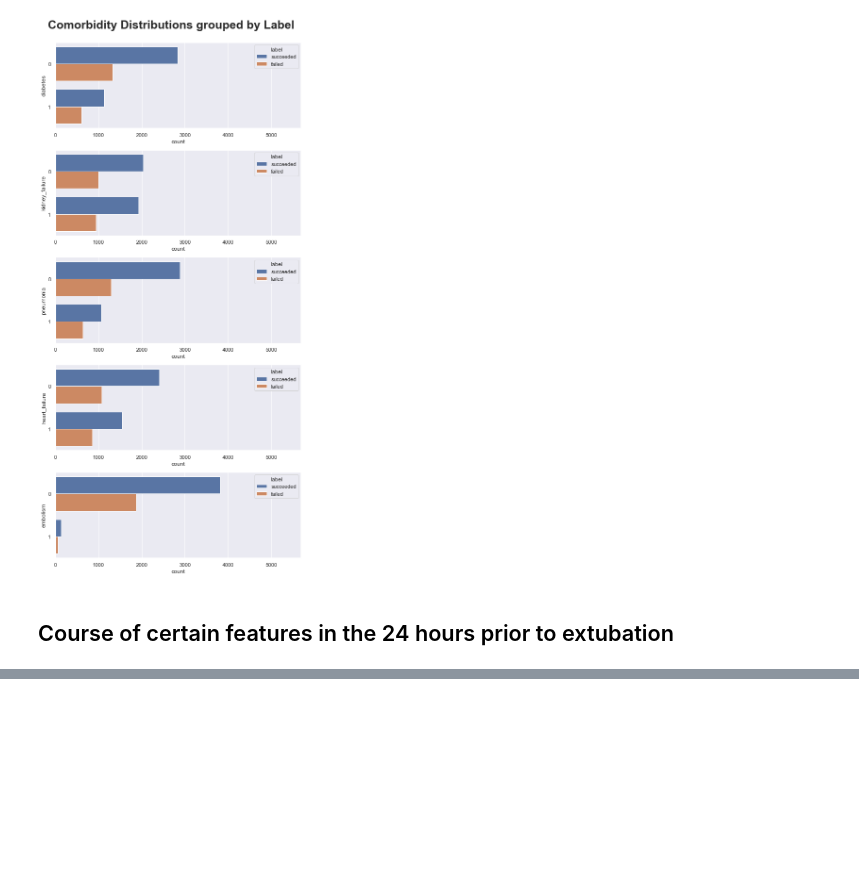
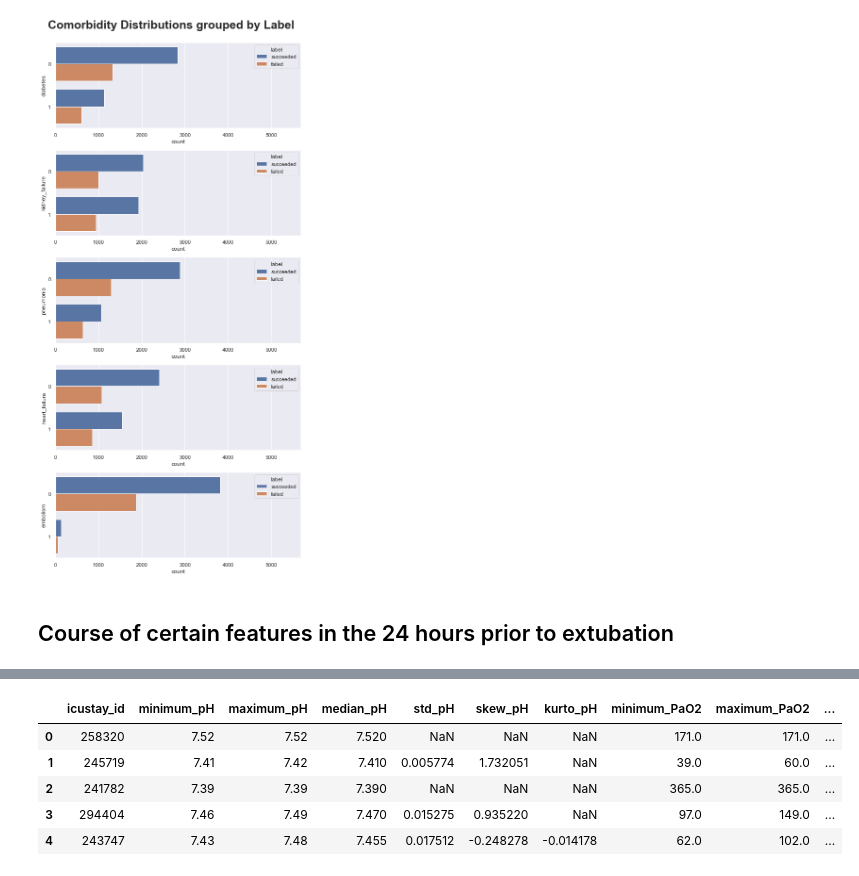
Before and after one commit to m-kno/mimic3, a Jupyter notebook: 06_Feature_engineering_Advanced_model.ipynb, the cells around one changed output, grey strips where cells are left out. Drawn from its saved outputs; the diff is of its cells as text; code cells hidden in the pictures; blank space fills up the shorter version.

```diff
--- a/06_Feature_engineering_Advanced_model.ipynb
+++ b/06_Feature_engineering_Advanced_model.ipynb
@@ -394,0 +511,52 @@ fig.suptitle("Comorbidity Distributions grouped by Label",fontsize=25, fontweigh
+# %%
+# pivotieren
+pivot_table = df3.pivot_table(index=['icustay_id','charttime'],
+                                     columns='item',
+                                     values='value',
+                                     aggfunc=lambda x: ''.join(str(v) for v in x))
+# %%
+pivot_table.Pa02 = pd.to_numeric(pivot_table.Pa02, errors='coerce')
+pivot_table.pH = pd.to_numeric(pivot_table.pH, errors='coerce')
+# %%
+minimum_pH = []
+maximum_pH = []
+median_pH = []
+std_pH = []
+skew_pH = []
+kurto_pH = []
+minimum_PaO2 = []
+maximum_PaO2 = []
+median_PaO2 = []
+std_PaO2 = []
+skew_PaO2 = []
+kurto_PaO2 = []
+for i in b:
+    a = pivot_table.loc[i, :]
+    minimum_pH.append(a.pH.min())
+    maximum_pH.append(a.pH.max())
+    median_pH.append(a.pH.median())
+    std_pH.append(a.pH.std())
+    skew_pH.append(a.pH.skew())
+    kurto_pH.append(a.pH.kurtosis())
+    minimum_PaO2.append(a.Pa02.min())
+    maximum_PaO2.append(a.Pa02.max())
+    median_PaO2.append(a.Pa02.median())
+    std_PaO2.append(a.Pa02.std())
+    skew_PaO2.append(a.Pa02.skew())
+    kurto_PaO2.append(a.Pa02.kurtosis())
+# %%
+result = pd.DataFrame(list(zip(b,
+                               minimum_pH, maximum_pH, median_pH, std_pH, skew_pH, kurto_pH,
+                               minimum_PaO2, maximum_PaO2, median_PaO2, std_PaO2, skew_PaO2, kurto_PaO2)),
+               columns =['icustay_id','minimum_pH', 'maximum_pH', 'median_pH', 'std_pH', 'skew_pH', 'kurto_pH',
+                        'minimum_PaO2', 'maximum_PaO2', 'median_PaO2', 'std_PaO2', 'skew_PaO2', 'kurto_PaO2']
+                     )
+# %%
+result.head()
+# %% [output]
+|  | icustay_id | minimum_pH | maximum_pH | median_pH | std_pH | skew_pH | kurto_pH | minimum_PaO2 | maximum_PaO2 | ... |
+| 0 | 258320 | 7.52 | 7.52 | 7.520 | NaN | NaN | NaN | 171.0 | 171.0 | ... |
+| 1 | 245719 | 7.41 | 7.42 | 7.410 | 0.005774 | 1.732051 | NaN | 39.0 | 60.0 | ... |
+| 2 | 241782 | 7.39 | 7.39 | 7.390 | NaN | NaN | NaN | 365.0 | 365.0 | ... |
+| 3 | 294404 | 7.46 | 7.49 | 7.470 | 0.015275 | 0.935220 | NaN | 97.0 | 149.0 | ... |
+| 4 | 243747 | 7.43 | 7.48 | 7.455 | 0.017512 | -0.248278 | -0.014178 | 62.0 | 102.0 | ... |
```
Also changed, not shown: parts of 37 cells of this notebook.
